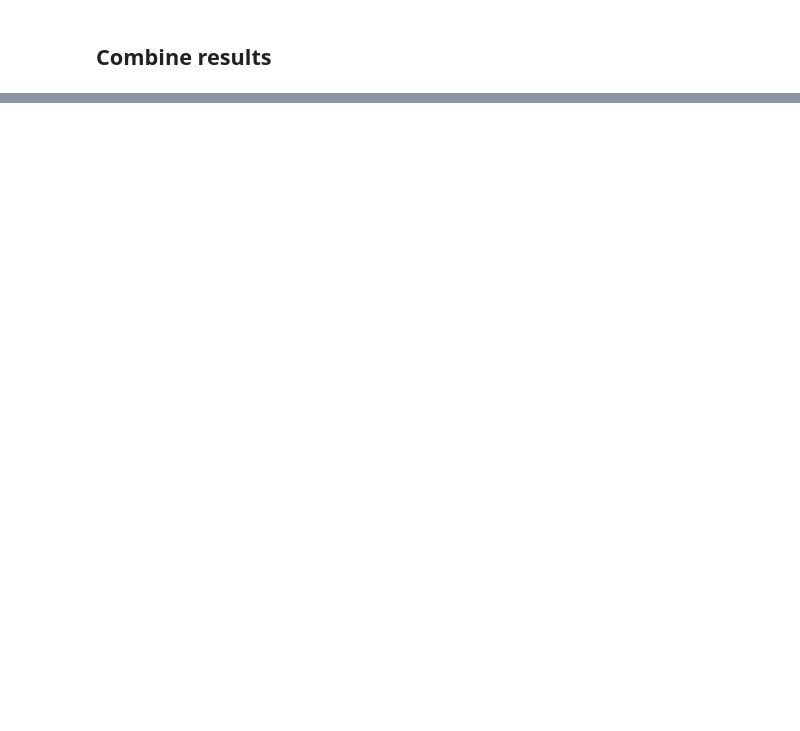
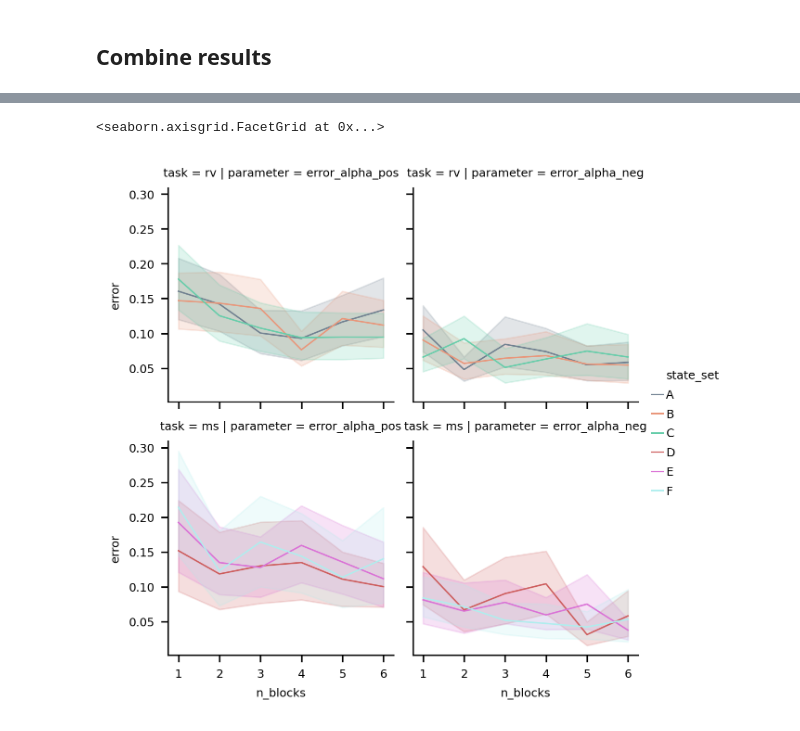
Before and after one commit to moltaire/rl, a Jupyter notebook: Test_task_recovery-performance.ipynb, the cells around one changed output, grey strips where cells are left out. Drawn from its saved outputs; the diff is of its cells as text; code cells hidden in the pictures; blank space fills up the shorter version.

```diff
--- a/Test_task_recovery-performance.ipynb
+++ b/Test_task_recovery-performance.ipynb
@@ -359,7 +363,7 @@ pbar = tqdm(total=len(ms_state_sets) * len(block_range))
 for state_set_label, state_set in ms_state_sets.items():
     for n_blocks in block_range:
 
-        # Build sequence of trials / states
+        # Build sequence of trials / states (n_blocks x n_trials)
         n_states = len(state_set)
         state_sequence = np.repeat(
             np.repeat(np.arange(n_states), n_trials // n_states)[:, None],
@@ -375,14 +379,14 @@ for state_set_label, state_set in ms_state_sets.items():
 
         # Set up task
         ms_task_vars = rl.task.TaskVars(
-            n_options=2, states=state_set, state_sequence=state_sequence
+            n_options=2, states=state_set, state_sequence=state_sequence.T
         )
         ms_task = rl.task.MultipleStateTask(task_vars=ms_task_vars)
 
         # Set up agent
         # Use mean parameters from Lefebvre et al. (2017)
         agent_vars = rl.agent.AgentVars(
-            alpha_pos=0.36, alpha_neg=0.22, beta=(1 / 0.13), variant="r",
+            alpha_pos=0.36, alpha_neg=0.22, beta=(1 / 0.13), variant=variant,
         )
         agent = rl.agent.DualLearningRateAgent(
             agent_vars=agent_vars,
@@ -404,7 +408,7 @@ for state_set_label, state_set in ms_state_sets.items():
             agent_class=rl.agent.DualLearningRateAgent,
             parameters=parameters,
             bounds=bounds,
-            n_sp=5,
+            n_sp=n_sp,
         )
         est = rl.estimation.Estimation(est_vars)
 
@@ -440,0 +449,12 @@ results.to_csv("test_task_recovery.csv")
+# %%
+# compute error for each individual i
+for parameter in ["alpha_pos", "alpha_neg", "beta"]:
+    results[f"error_{parameter}"] = (
+        results[f"{parameter}_hat"] - results[parameter]
+    ) ** 2
+# %%
+results["total_weighted_error"] = (
+    results["error_alpha_pos"]
+    + results["error_alpha_neg"]
+    + (1 / 20) * results["error_beta"]
+)
@@ -440,0 +488,21 @@ results.to_csv("test_task_recovery.csv")
+# %%
+alpha_errors = pd.melt(results,
+        id_vars=["task", "state_set", "transition_set", "n_blocks", "idx"],
+        value_vars=["error_alpha_pos", "error_alpha_neg"],
+        var_name="parameter",
+        value_name="error")
+# %%
+sns.relplot(
+    x="n_blocks",
+    y="error",
+    col="parameter",
+    row="task",
+    hue="state_set",
+    data=alpha_errors,
+    kind="line",
+    height=2,
+    aspect=1,
+)
+# %% [output]
+<seaborn.axisgrid.FacetGrid at 0x...>
+[figure, added]
```
Also changed, not shown: parts of 9 cells of this notebook, 4 other files.
